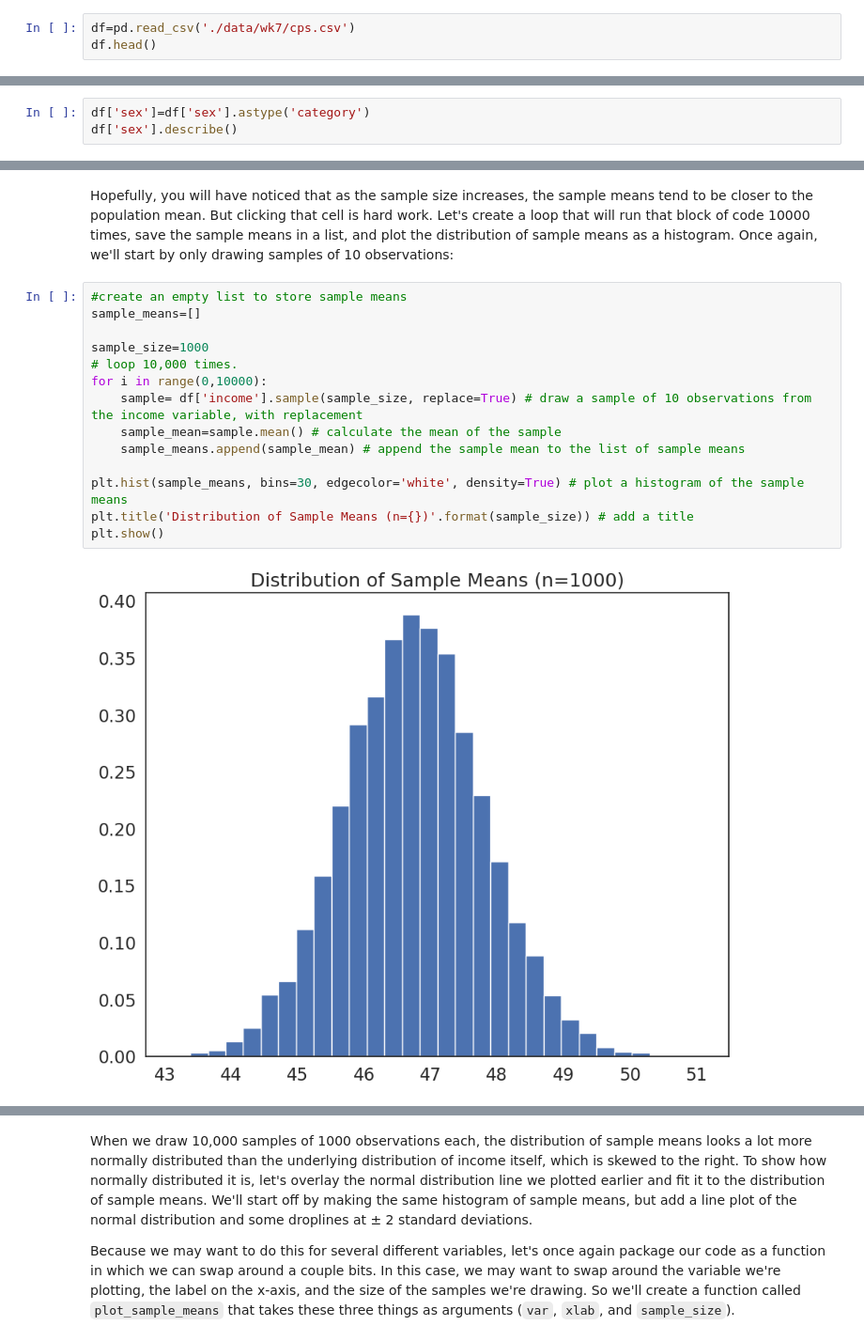
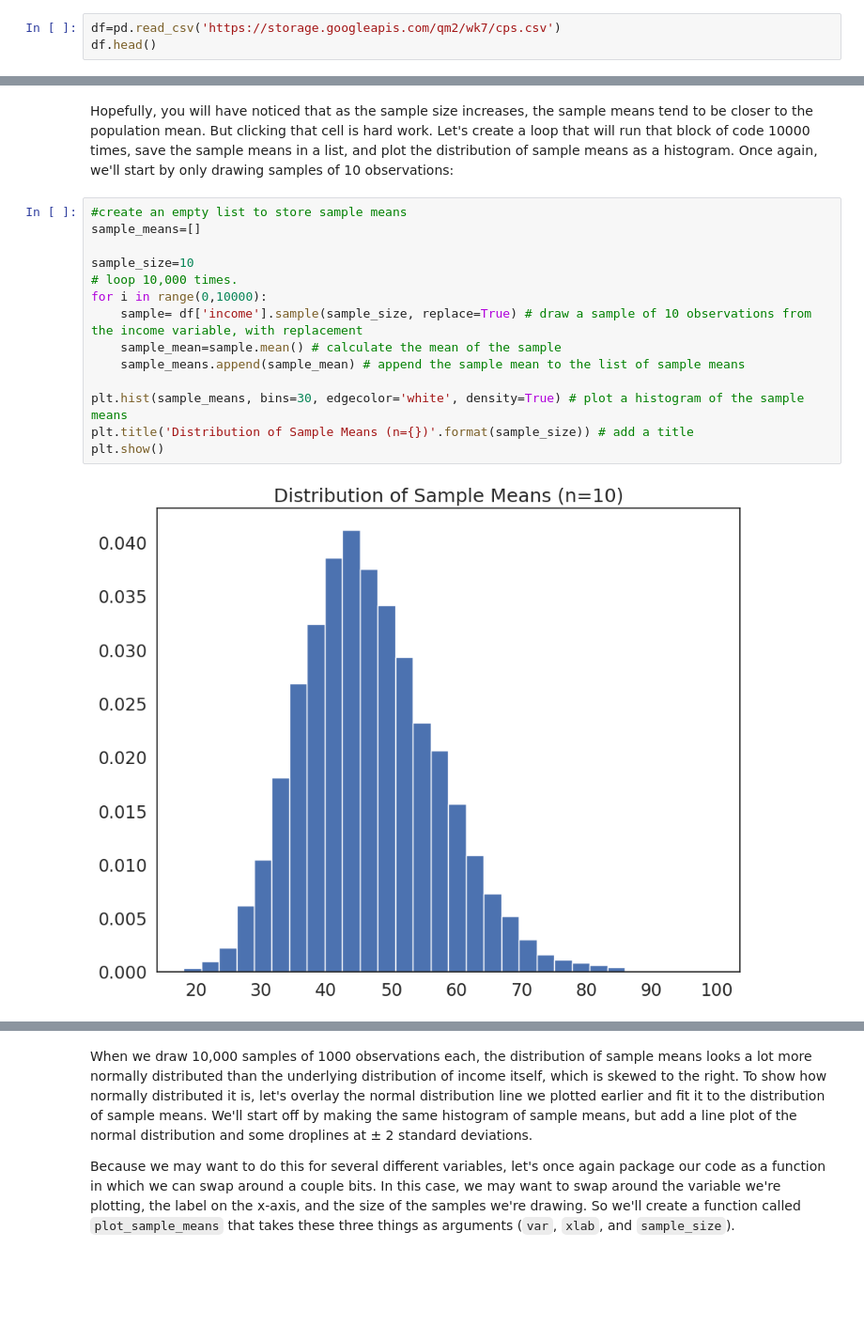
Before and after one commit to yihsun25/QM2, a Jupyter notebook: notebooks/W05. Distributions and Basic Statistics.ipynb, the cells around one changed output, grey strips where cells are left out. Shown: that part at 94% size. Saved outputs shown, nothing was run; the diff lists cells and outputs as text; blank space fills up the shorter version.

```diff
--- a/notebooks/W05. Distributions and Basic Statistics.ipynb
+++ b/notebooks/W05. Distributions and Basic Statistics.ipynb
@@ -51,7 +43,7 @@ sns.set_style("white")
 # %% [markdown]
 Now that I've imported the libraries I'm going to be using, I'm ready to import the data:
 # %%
-df=pd.read_csv('./data/wk7/cps.csv')
+df=pd.read_csv('https://storage.googleapis.com/qm2/wk7/cps.csv')
 df.head()
 # %% [output]
 |  | year | state | age | sex | race | sch | ind | union | incwage | realhrwage | ... |
@@ -171,6 +158,3 @@ df['race'].describe()
 dtype: int64
 # %% [markdown]
 what other variables are categorical? Convert them to categorical and describe. What is the most common occupation in this dataset?
-# %%
-df['sex']=df['sex'].astype('category')
-df['sex'].describe()
@@ -411,19 +359,19 @@ Hopefully, you will have noticed that as the sample size increases, the sample m
 # %%
 #create an empty list to store sample means
 sample_means=[]
 
-sample_size=1000
+sample_size=10
 # loop 10,000 times.
 for i in range(0,10000):
     sample= df['income'].sample(sample_size, replace=True) # draw a sample of 10 observations from the income variable, with replacement
     sample_mean=sample.mean() # calculate the mean of the sample
     sample_means.append(sample_mean) # append the sample mean to the list of sample means
 
 plt.hist(sample_means, bins=30, edgecolor='white', density=True) # plot a histogram of the sample means
 plt.title('Distribution of Sample Means (n={})'.format(sample_size)) # add a title
 plt.show()
 # %% [output]
-[figure, old version]
+[figure, new version]
 # %% [markdown]
 ### Exercise
 
```
Also changed, not shown: parts of 22 cells of this notebook.
